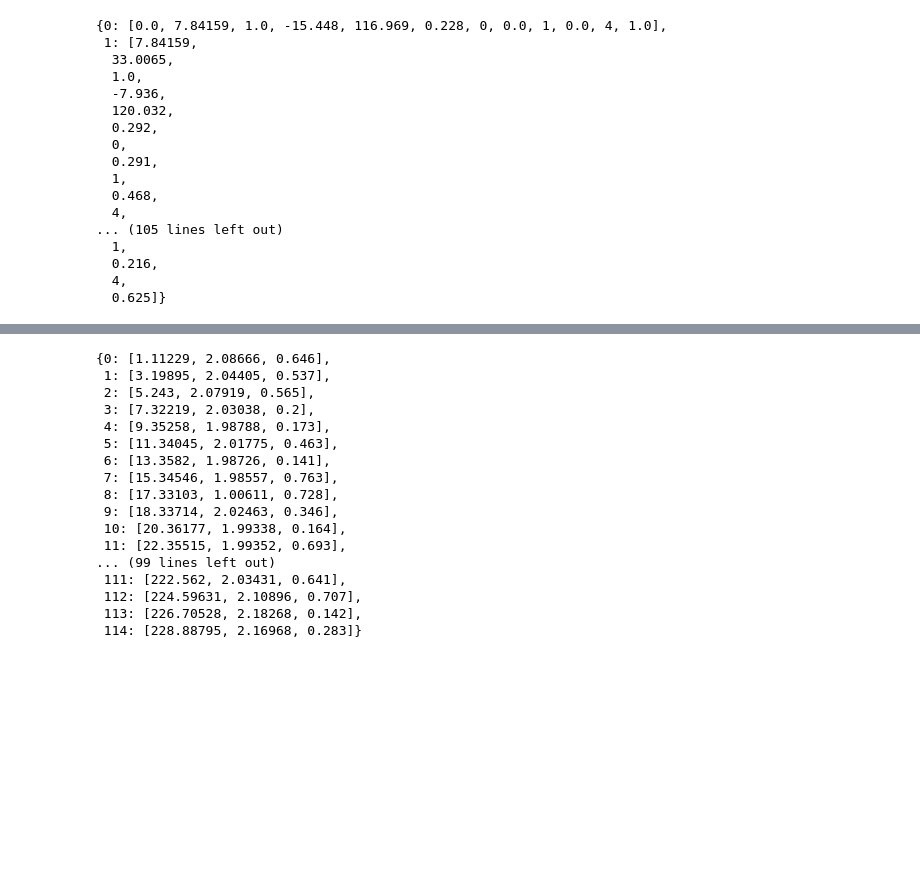
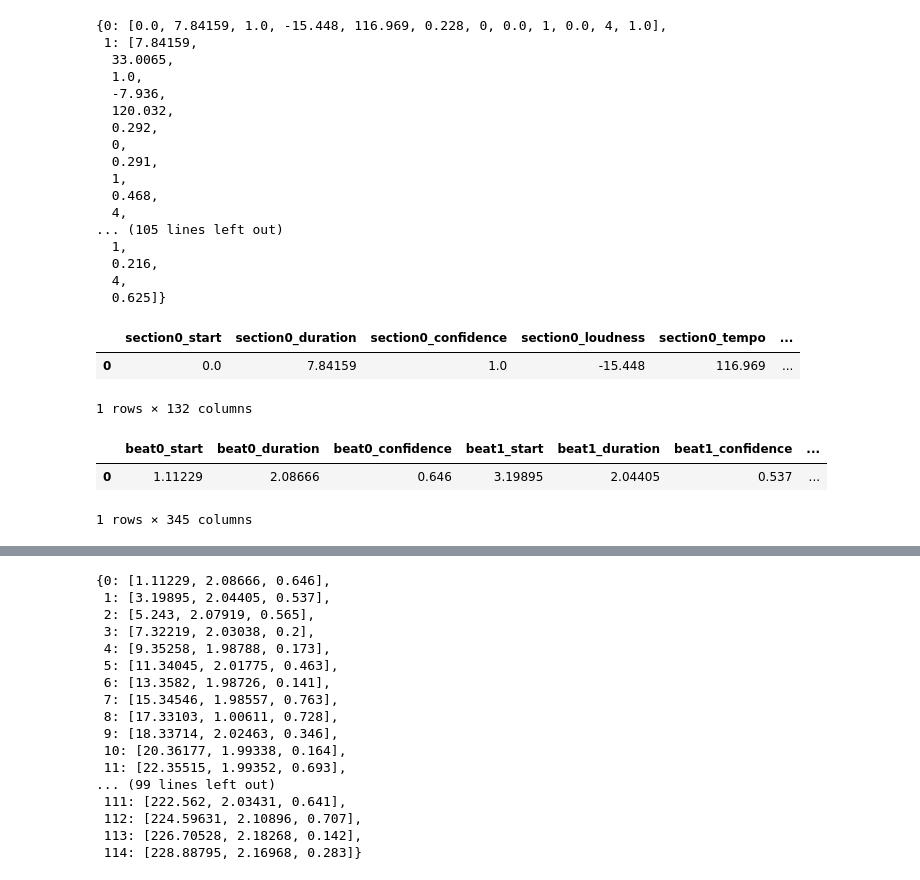
Before and after one commit to Ben-Oren/spotify_analysis, a Jupyter notebook: acquire_playlist_data.ipynb, the cells around one changed output, grey strips where cells are left out. Drawn from its saved outputs; the diff is of its cells as text; code cells hidden in the pictures; blank space fills up the shorter version.

Commit message:
data cleaning: unpacking raw json into df

```diff
--- a/acquire_playlist_data.ipynb
+++ b/acquire_playlist_data.ipynb
@@ -414,3 +414,38 @@ frame
   0.216,
   4,
   0.625]}
+# %%
+# columns within the list of each section
+
+section_features = [
+    'start', 'duration', 'confidence', 'loudness',
+    'tempo', 'tempo_conf', 'key',
+    'key_conf', 'mode', 'mode_conf',
+    'time_sig', 'time_sig_conf'
+]
+
+sections = track_data['sections']
+
+pd.DataFrame({
+        'section{}_{}'.format(count, col):sections[count][col]
+        for count, _ in enumerate(sections)
+        for col in list(sections[count].keys())
+        },
+        index=[0]
+    )
+# %% [output]
+|  | section0_start | section0_duration | section0_confidence | section0_loudness | section0_tempo | ... |
+| 0 | 0.0 | 7.84159 | 1.0 | -15.448 | 116.969 | ... |
+1 rows × 132 columns
+# %%
+pd.DataFrame({
+        'beat{}_{}'.format(count, col):beats[count][col]
+        for count, _ in enumerate(beats)
+        for col in list(beats[count].keys())
+        },
+        index=[0]
+    )
+# %% [output]
+|  | beat0_start | beat0_duration | beat0_confidence | beat1_start | beat1_duration | beat1_confidence | ... |
+| 0 | 1.11229 | 2.08666 | 0.646 | 3.19895 | 2.04405 | 0.537 | ... |
+1 rows × 345 columns
```
Also changed, not shown: parts of 2 cells of this notebook.
